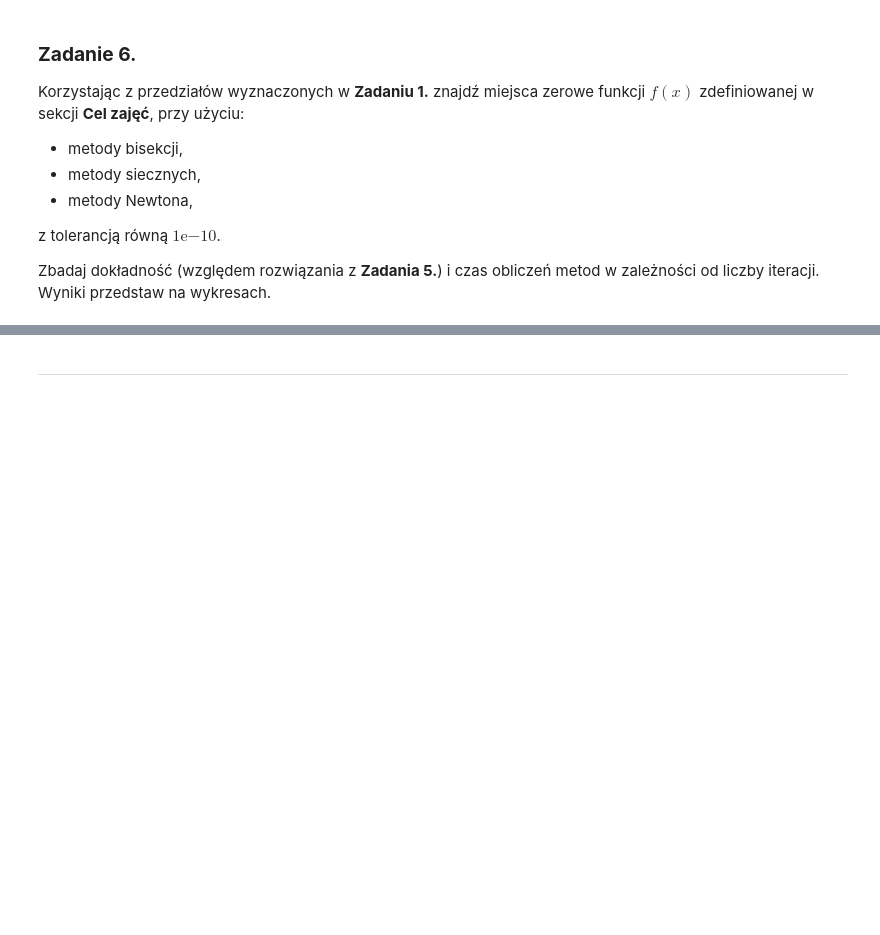
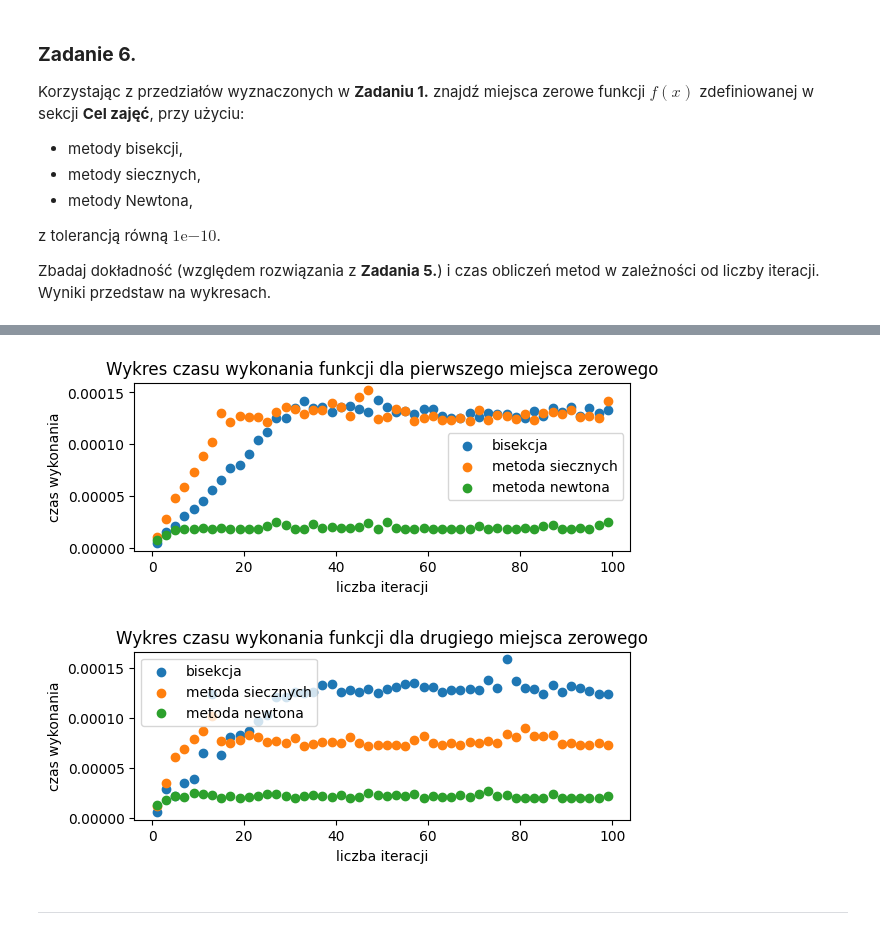
Before and after one commit to MN-KJ-2025/lab8-nieliniowe-emiloosek, a Jupyter notebook: sprawozdanie.ipynb, the cells around one changed output, grey strips where cells are left out. Drawn from its saved outputs; the diff is of its cells as text; code cells hidden in the pictures; blank space fills up the shorter version.

Commit message:
wypełnione sprawozdanie i main

```diff
--- a/sprawozdanie.ipynb
+++ b/sprawozdanie.ipynb
@@ -133,0 +134,9 @@ Dla funkcji $f(x)$ zdefiniowanej w sekcji **Cel zajęć** znajdź miejsca zerowe
+# %%
+# ===== Twoja implementacja tutaj =====
+root1mz = sp.optimize.root(main.func,0)
+root2mz = sp.optimize.root(main.func,0.7)
+fsolve1mz = sp.optimize.fsolve(main.func,0)
+fsolve2mz = sp.optimize.fsolve(main.func,0.7)
+print("Wynik sp.optmimize.root dla pierwszego mz: ",root1mz, " \n","Wynik sp.optmimize.root dla drugiego mz: ", root2mz)
+
+print("Wynik sp.optmimize.fsolve: ",fsolve1mz, " ", fsolve2mz)
@@ -149,0 +175,68 @@ Zbadaj dokładność (względem rozwiązania z **Zadania 5.**) i czas obliczeń
+# %%
+# ===== Twoja implementacja tutaj =====
+
+
+przedzial1 = (-0.2,0.1)
+przedzial2= (0.5,1)
+tol = 1e-10
+
+print("Pierwsze miejsce zerowe")
+bisection = main.bisection(przedzial1[0],przedzial1[1],main.func,tol,100)
+print("Bisekcja: ", bisection)
+print("błąd: ", abs(root1mz.x - bisection[0]) )
+secant = main.secant(przedzial1[0],przedzial1[1],main.func,tol,100)
+print("Sieczne: ", secant )
+print("błąd: ", abs(root1mz.x - secant[0]) )
+newton = main.newton(main.func,main.dfunc,main.ddfunc,przedzial1[0],przedzial1[1],tol,100)
+print("Newtona: ", newton )
+print("błąd: ", abs(root1mz.x - newton[0]),"\n")
+print("Drugie miejsce zerowe")
+bisection2 = main.bisection(przedzial2[0],przedzial2[1],main.func,tol,100)
+print("Bisekcja: ", bisection2 )
+print("błąd: ", abs(root2mz.x - bisection2[0]) )
+secant2 = main.secant(przedzial2[0],przedzial2[1],main.func,tol,100)
+print("Sieczne: ", secant2)
+print("błąd: ", abs(root2mz.x - secant2[0]) )
+newton2 = main.newton(main.func,main.dfunc,main.ddfunc,przedzial2[0],przedzial2[1],tol,100)
+print("Newtona: ", newton2)
+print("błąd: ", abs(root2mz.x - newton2[0]),"\n")
+
+
+
+liczbaiter = np.arange(1,100,2)
+plt.figure()
+plt.subplot(2,1,1)
+plt.title("Wykres czasu wykonania funkcji dla pierwszego miejsca zerowego")
+plt.xlabel('liczba iteracji')
+plt.ylabel('czas wykonania')
+wyniki1=[[],[],[]]
+wyniki2=[[],[],[]]
+for it in liczbaiter:
+    time = %timeit -r 5 -n 10 -q -o main.bisection(przedzial1[0],przedzial1[1],main.func,tol,it)
+    wyniki1[0].append(time.average)
+    time = %timeit -r 5 -n 10 -q -o main.secant(przedzial1[0],przedzial1[1],main.func,tol,it)
+    wyniki1[1].append(time.average)
+    time = %timeit -r 5 -n 10 -q -o main.newton(main.func,main.dfunc,main.ddfunc,przedzial1[0],przedzial1[1],tol,it)
+    wyniki1[2].append(time.average)
+plt.scatter(liczbaiter,wyniki1[0], label = "bisekcja")
+plt.scatter(liczbaiter,wyniki1[1], label = "metoda siecznych")
+plt.scatter(liczbaiter,wyniki1[2], label = "metoda newtona")
+plt.legend()
+plt.show()
+plt.subplot(2,1,2)
+plt.title("Wykres czasu wykonania funkcji dla drugiego miejsca zerowego")
+plt.xlabel('liczba iteracji')
+plt.ylabel('czas wykonania')
+for it in liczbaiter:
+    time = %timeit -r 5 -n 10 -q -o main.bisection(przedzial2[0],przedzial2[1],main.func,tol,it)
+    wyniki2[0].append(time.average)
+    time = %timeit -r 5 -n 10 -q -o main.secant(przedzial2[0],przedzial2[1],main.func,tol,it)
+    wyniki2[1].append(time.average)
+    time = %timeit -r 5 -n 10 -q -o main.newton(main.func,main.dfunc,main.ddfunc,przedzial2[0],przedzial2[1],tol,it)
+    wyniki2[2].append(time.average)
+plt.scatter(liczbaiter,wyniki2[0], label = "bisekcja")
+plt.scatter(liczbaiter,wyniki2[1], label = "metoda siecznych")
+plt.scatter(liczbaiter,wyniki2[2], label = "metoda newtona")
+plt.legend()
+plt.show()
+# %% [output]
@@ -150,3 +258,5 @@ Zbadaj dokładność (względem rozwiązania z **Zadania 5.**) i czas obliczeń
+[figure, added]
+[figure, added]
 # %% [markdown]
 ---
 # %% [markdown]
```
Also changed, not shown: parts of 6 cells of this notebook, 1 other file.
